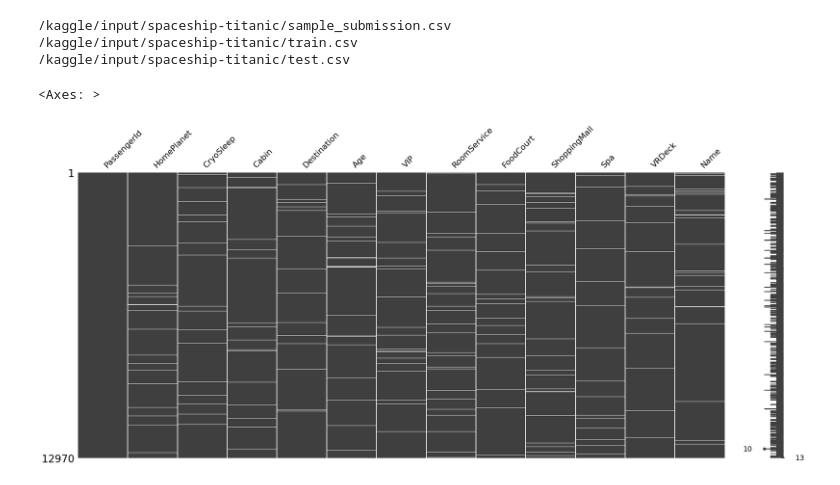
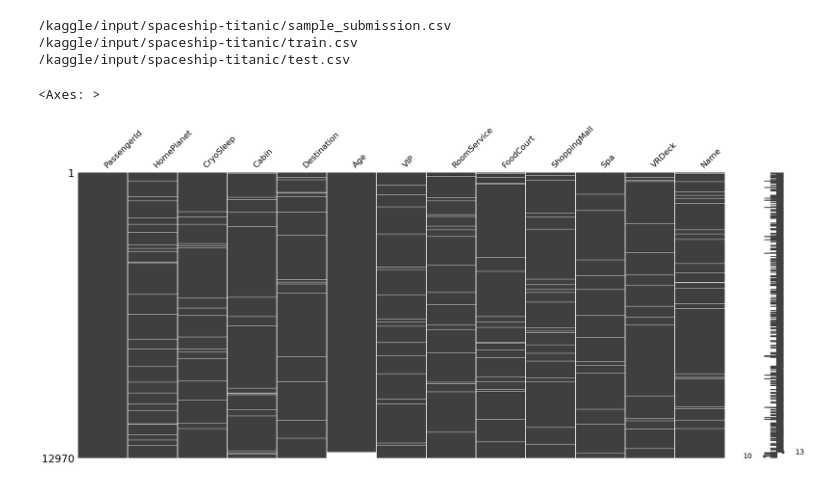
Before and after one commit to yunmokoo/Kaggle_Testing, a Jupyter notebook: spaceship-titanic-re-do-sept-6.ipynb, the cells around one changed output. Saved outputs shown, nothing was run; the diff lists cells and outputs as text; code cells hidden in the pictures.

```diff
--- a/spaceship-titanic-re-do-sept-6.ipynb
+++ b/spaceship-titanic-re-do-sept-6.ipynb
@@ -28,8 +30,9 @@ test = pd.read_csv('/kaggle/input/spaceship-titanic/test.csv')
 # %%
 train_NaTransport = train.drop("Transported", axis=1)
 features = pd.concat([train_NaTransport, test])
-# %%
-msno.matrix(features)
-# %% [output]
-<Axes: >
-[figure, removed]
+# %%
+features = features.sort_values('Age')
+msno.matrix(features)
+# %% [output]
+<Axes: >
+[figure, added]
```
Also changed, not shown: parts of 2 cells of this notebook.
